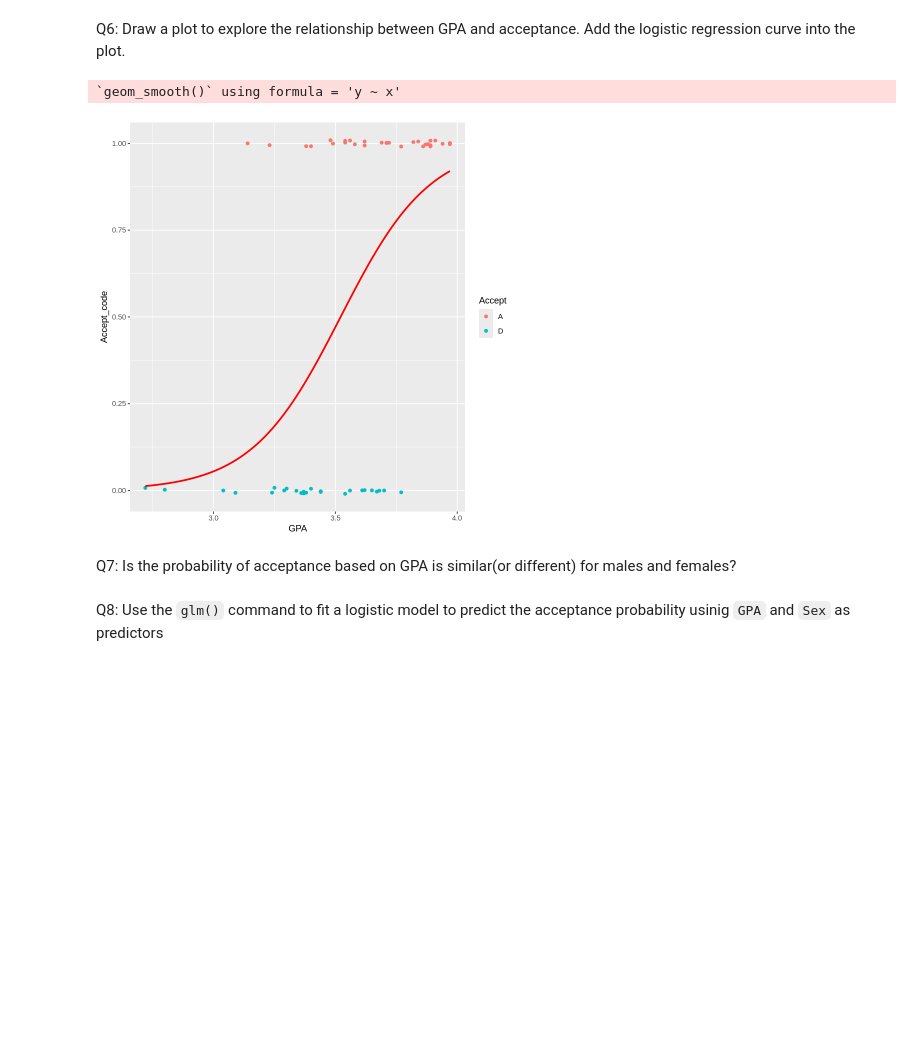
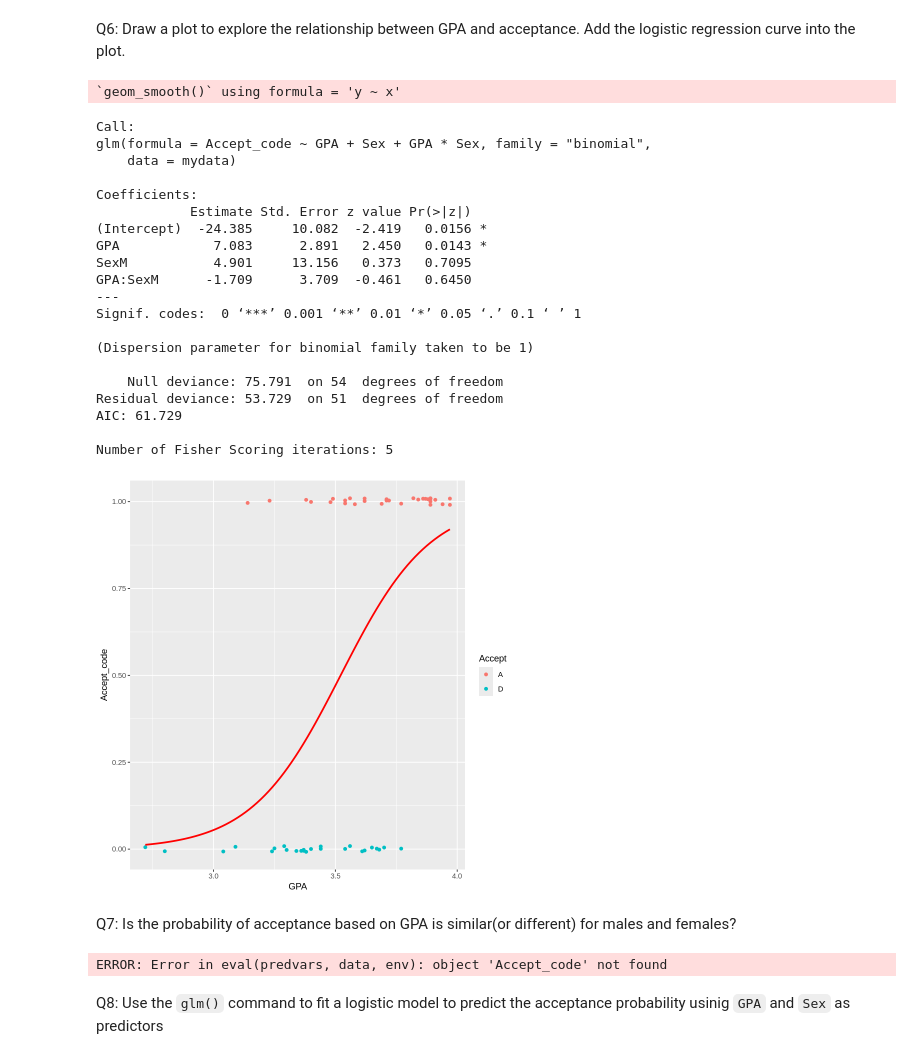
Before and after one commit to Deanna1117/2048, a Jupyter notebook: Logistic_Regression_Part2.ipynb, the cells around one changed output. Saved outputs shown, nothing was run; the diff lists cells and outputs as text; code cells hidden in the pictures; blank space fills up the shorter version.

```diff
--- a/Logistic_Regression_Part2.ipynb
+++ b/Logistic_Regression_Part2.ipynb
@@ -83,17 +104,54 @@ Q6: Draw a plot to explore the relationship between GPA and acceptance.  Add the
 # %%
 mydata %>%
 ggplot() +
   aes(x = GPA, y = Accept_code, col = Accept) +
   geom_jitter(height = 0.01, width = 0) +
   geom_smooth(method = 'glm',
               method.args = list(family = 'binomial'),
               se = FALSE ,
               col = 'red' ,
               fullrange = TRUE)
+
+model1 <- glm(Accept_code ~ GPA, family = "binomial", data = mydata)
+summary(model2)
 # %% [output]
 `geom_smooth()` using formula = 'y ~ x'
+Call:
+glm(formula = Accept_code ~ GPA + Sex + GPA * Sex, family = "binomial",
+    data = mydata)
+
+Coefficients:
+            Estimate Std. Error z value Pr(>|z|)
+(Intercept)  -24.385     10.082  -2.419   0.0156 *
+GPA            7.083      2.891   2.450   0.0143 *
+SexM           4.901     13.156   0.373   0.7095
+GPA:SexM      -1.709      3.709  -0.461   0.6450
+---
+Signif. codes:  0 ‘***’ 0.001 ‘**’ 0.01 ‘*’ 0.05 ‘.’ 0.1 ‘ ’ 1
+
+(Dispersion parameter for binomial family taken to be 1)
+
+    Null deviance: 75.791  on 54  degrees of freedom
+Residual deviance: 53.729  on 51  degrees of freedom
+AIC: 61.729
+
+Number of Fisher Scoring iterations: 5
-[figure, old version]
+[figure, new version]
 # %% [markdown]
 Q7: Is the probability of acceptance based on GPA is similar(or different) for males and females?
+# %%
+
+
+mydata %>%
+ggplot() +
+  aes(x = GPA, y = Accept_code, col = Accept) +
+  geom_jitter(height = 0.01, width = 0) +
+  geom_smooth(method = 'glm',
+              method.args = list(family = 'binomial'),
+              se = FALSE ,
+              col = 'red' ,
+              fullrange = TRUE)
+# %% [output]
+ERROR: Error in eval(predvars, data, env): object 'Accept_code' not found
 # %% [markdown]
 Q8: Use the `glm()` command to fit a logistic model to predict the acceptance probability usinig `GPA` and `Sex` as predictors
```
Also changed, not shown: parts of 3 cells of this notebook.
